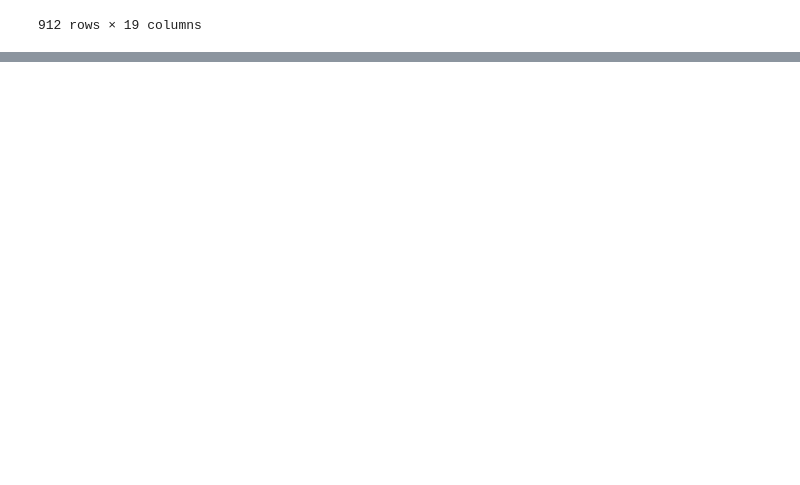
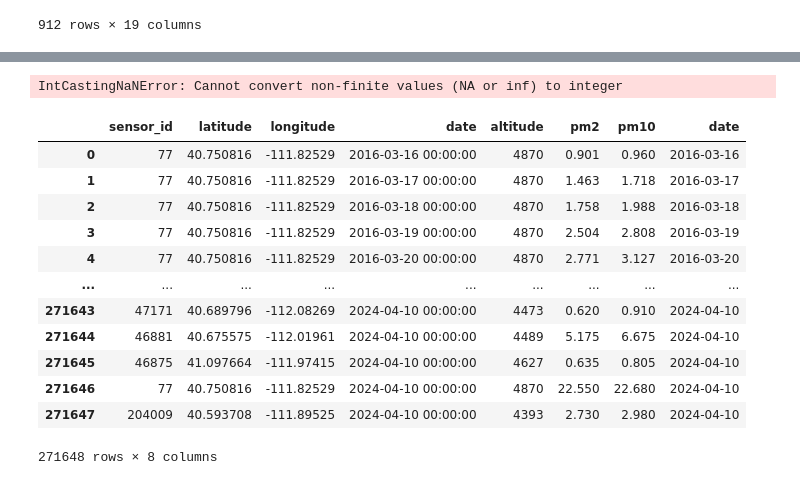
Before and after one commit to jaredfeldman/AI4AQ, a Jupyter notebook: flask_app/jupyter/prediction testing.ipynb, the cells around one changed output, grey strips where cells are left out. Saved outputs shown, nothing was run; the diff lists cells and outputs as text; code cells hidden in the pictures; blank space fills up the shorter version.

```diff
--- a/flask_app/jupyter/prediction testing.ipynb
+++ b/flask_app/jupyter/prediction testing.ipynb
@@ -214,0 +478,30 @@ temp_centroid
+# %%
+return_county('2024-01-01', '2024-01-01',True,True,True,True,True,True,True,True,True,True,True,True,True,True,True,\
+ True)
+# %% [output]
+IntCastingNaNError: Cannot convert non-finite values (NA or inf) to integer
+# %%
+url_base = '../static/data/'
+connection = sqlite3.connect(f'{url_base}sensors_readings_2016_present.db')
+sql_query = """
+SELECT *,date(date) as date
+FROM sensors_readings
+order by date(date)asc
+"""
+df = pd.read_sql_query(sql_query, connection)
+connection.close()
+df
+# %% [output]
+|  | sensor_id | latitude | longitude | date | altitude | pm2 | pm10 | date |
+| 0 | 77 | 40.750816 | -111.82529 | 2016-03-16 00:00:00 | 4870 | 0.901 | 0.960 | 2016-03-16 |
+| 1 | 77 | 40.750816 | -111.82529 | 2016-03-17 00:00:00 | 4870 | 1.463 | 1.718 | 2016-03-17 |
+| 2 | 77 | 40.750816 | -111.82529 | 2016-03-18 00:00:00 | 4870 | 1.758 | 1.988 | 2016-03-18 |
+| 3 | 77 | 40.750816 | -111.82529 | 2016-03-19 00:00:00 | 4870 | 2.504 | 2.808 | 2016-03-19 |
+| 4 | 77 | 40.750816 | -111.82529 | 2016-03-20 00:00:00 | 4870 | 2.771 | 3.127 | 2016-03-20 |
+| ... | ... | ... | ... | ... | ... | ... | ... | ... |
+| 271643 | 47171 | 40.689796 | -112.08269 | 2024-04-10 00:00:00 | 4473 | 0.620 | 0.910 | 2024-04-10 |
+| 271644 | 46881 | 40.675575 | -112.01961 | 2024-04-10 00:00:00 | 4489 | 5.175 | 6.675 | 2024-04-10 |
+| 271645 | 46875 | 41.097664 | -111.97415 | 2024-04-10 00:00:00 | 4627 | 0.635 | 0.805 | 2024-04-10 |
+| 271646 | 77 | 40.750816 | -111.82529 | 2024-04-10 00:00:00 | 4870 | 22.550 | 22.680 | 2024-04-10 |
+| 271647 | 204009 | 40.593708 | -111.89525 | 2024-04-10 00:00:00 | 4393 | 2.730 | 2.980 | 2024-04-10 |
+271648 rows × 8 columns
```
Also changed, not shown: parts of 28 cells of this notebook, 41 other files.
